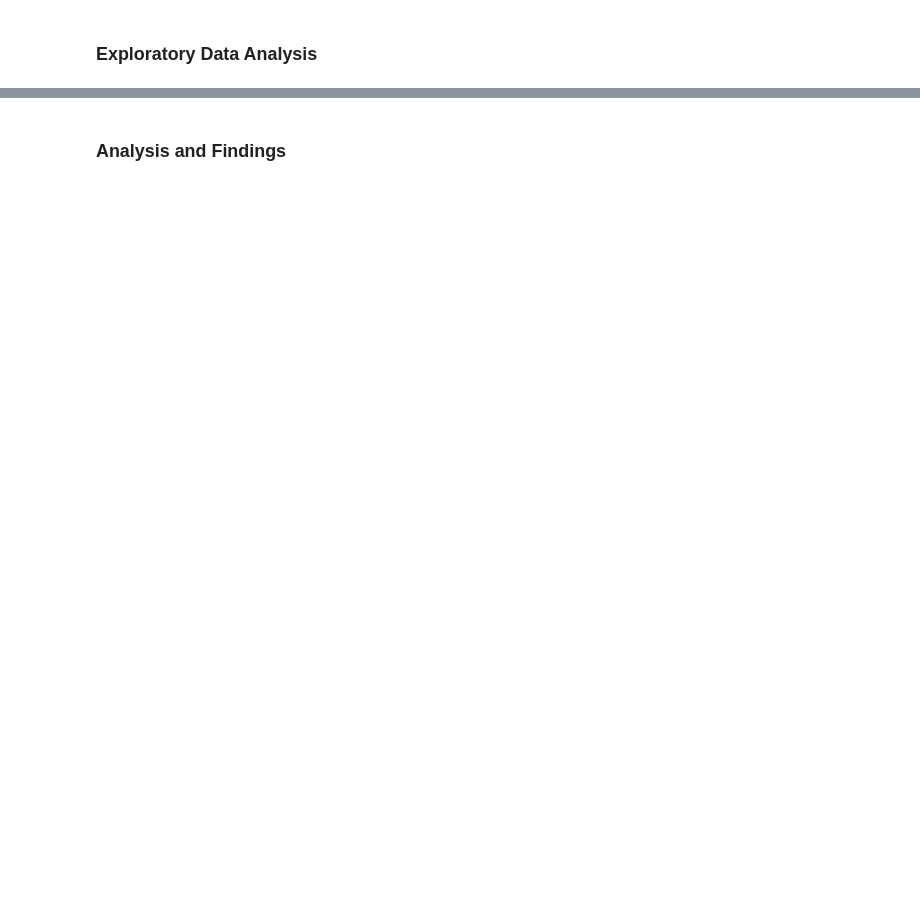
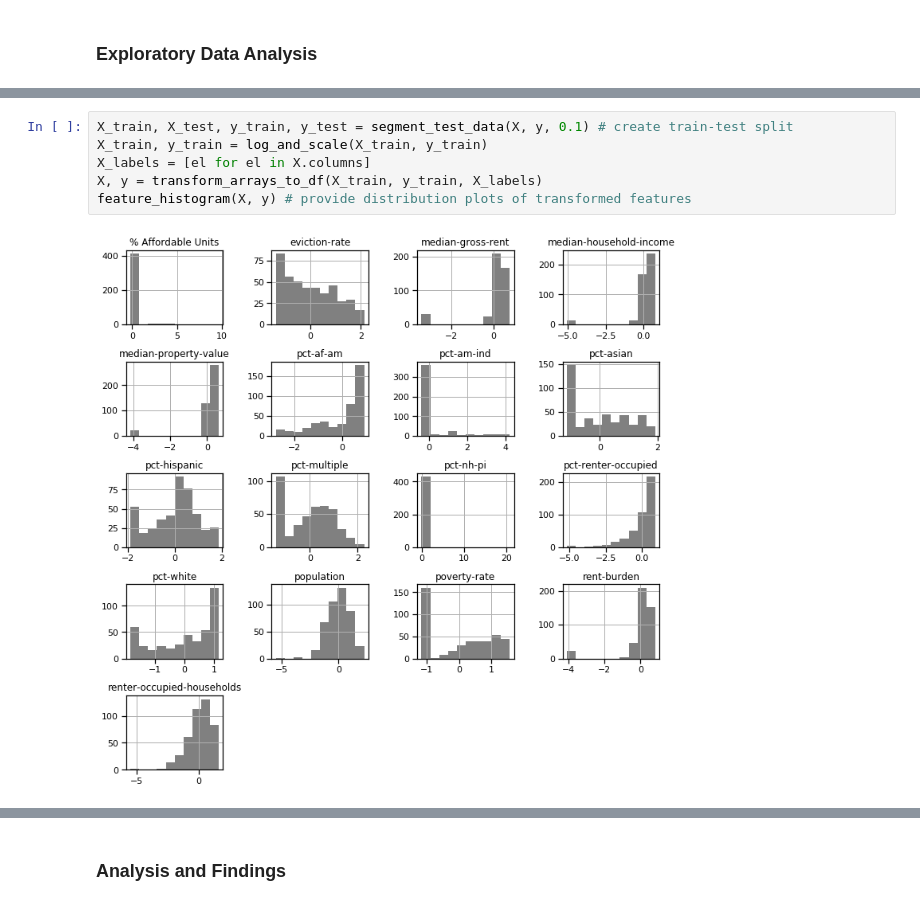
Before and after one commit to NicoleJaneway/dc-eviction-regression, a Jupyter notebook: technical_notebook.ipynb, the cells around one changed output, grey strips where cells are left out. Saved outputs shown, nothing was run; the diff lists cells and outputs as text; blank space fills up the shorter version.

```diff
--- a/technical_notebook.ipynb
+++ b/technical_notebook.ipynb
@@ -63,0 +86,8 @@ TODO: The Eviction Lab has data at the census tract level. We limited the datase
+# %%
+X_train, X_test, y_train, y_test = segment_test_data(X, y, 0.1) # create train-test split
+X_train, y_train = log_and_scale(X_train, y_train)
+X_labels = [el for el in X.columns]
+X, y = transform_arrays_to_df(X_train, y_train, X_labels)
+feature_histogram(X, y) # provide distribution plots of transformed features
+# %% [output]
+[figure, added]
```
Also changed, not shown: parts of 36 cells of this notebook, 8 other files.
